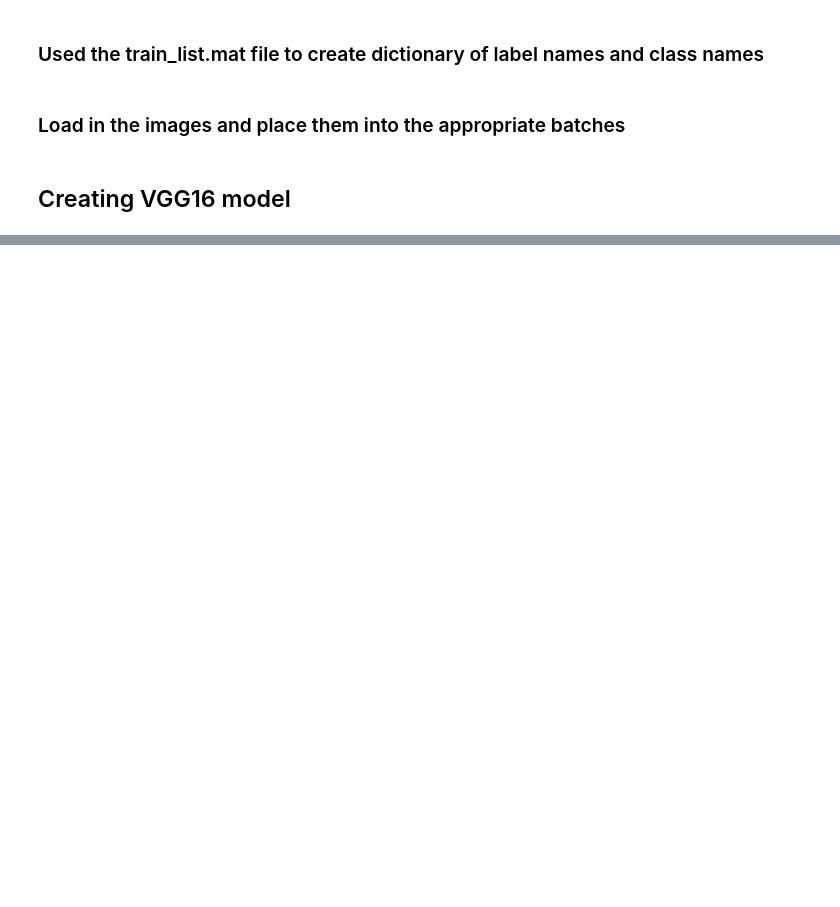
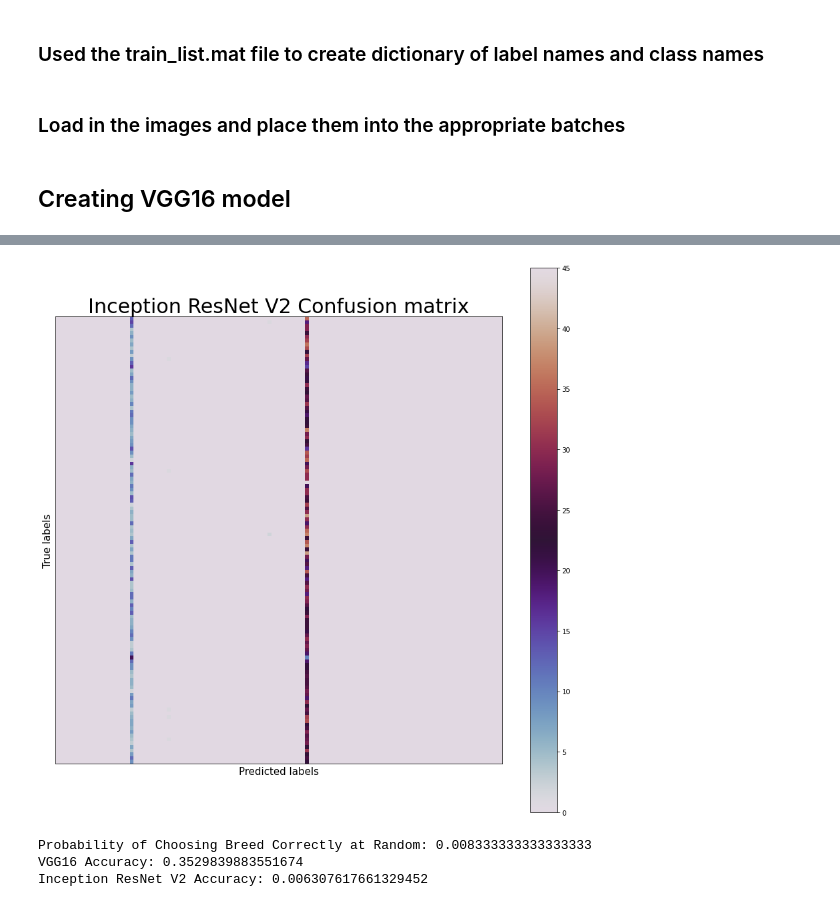
Before and after one commit to nguyenbel/whos-a-good-boy, a Jupyter notebook: dogs_model_testing.ipynb, the cells around one changed output, grey strips where cells are left out. Saved outputs shown, nothing was run; the diff lists cells and outputs as text; code cells hidden in the pictures; blank space fills up the shorter version.

```diff
--- a/dogs_model_testing.ipynb
+++ b/dogs_model_testing.ipynb
@@ -265,0 +339,13 @@ Epoch 5/8
+# %%
+cm = confusion_matrix(y_true_incep, labels_incep)
+fig, ax = plt.subplots(figsize = (15, 15))
+plt.imshow(cm, cmap = 'twilight')
+plt.xlabel('Predicted labels', size = 15)
+plt.ylabel('True labels', size = 15)
+plt.xticks([],[])
+plt.yticks([],[])
+plt.title('Inception ResNet V2 Confusion matrix', size = 30)
+plt.colorbar()
+plt.savefig('img/incep_Confusion_Matrix.jpg');
+# %% [output]
+[figure, added]
@@ -265,0 +354,8 @@ Epoch 5/8
+# %%
+vgg_acc = accuracy_score(y_true_vgg16, labels_vgg16)
+irnv2_acc = accuracy_score(y_true_incep, labels_incep)
+print(f"Probability of Choosing Breed Correctly at Random: {1/120}\nVGG16 Accuracy: {vgg_acc}\nInception ResNet V2 Accuracy: {irnv2_acc}")
+# %% [output]
+Probability of Choosing Breed Correctly at Random: 0.008333333333333333
+VGG16 Accuracy: 0.3529839883551674
+Inception ResNet V2 Accuracy: 0.006307617661329452
```
Also changed, not shown: parts of 57 cells of this notebook, 15 other files.
